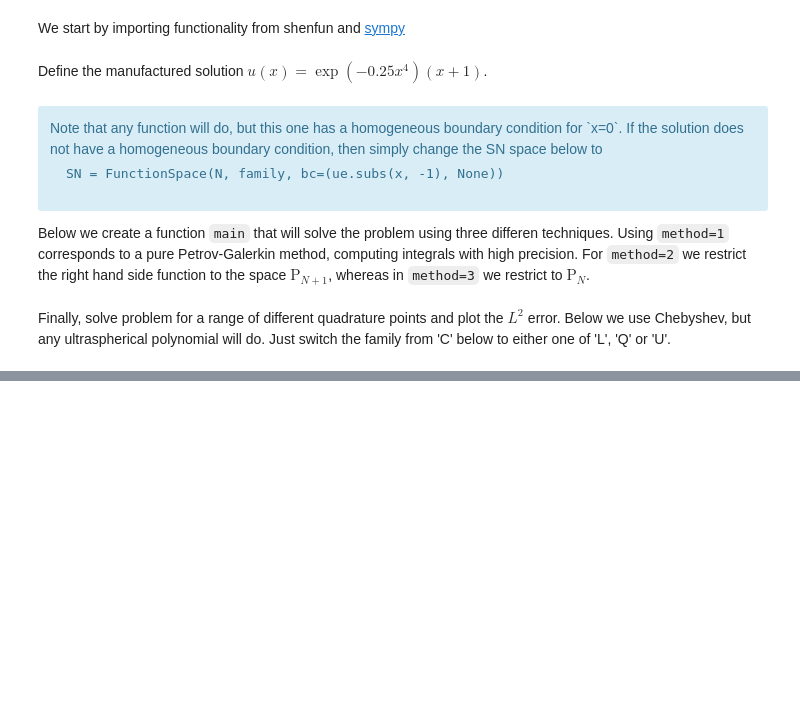
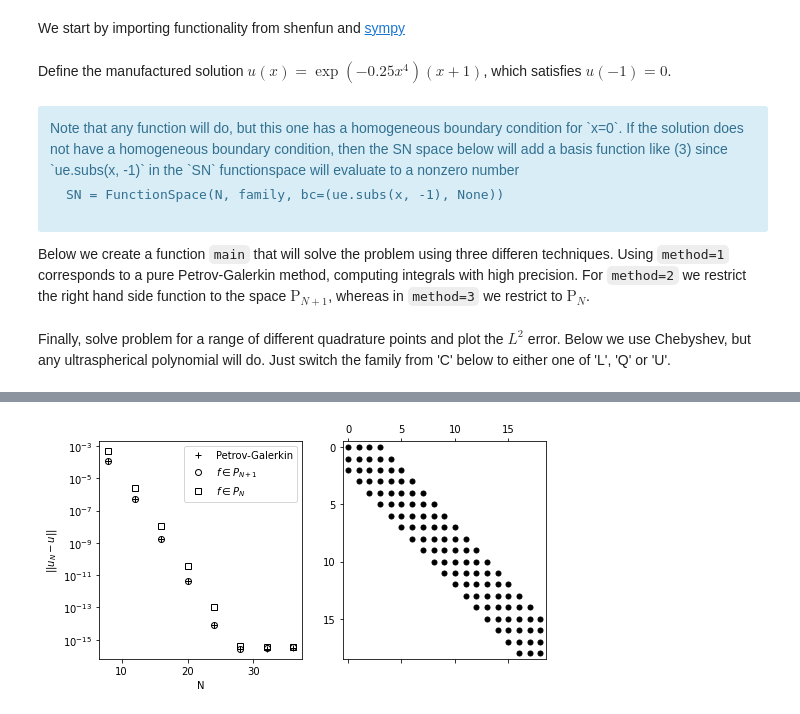
Before and after one commit to spectralDNS/PG-paper-2022, a Jupyter notebook: binder/Section-4.3.1.ipynb, the cells around one changed output, grey strips where cells are left out. Drawn from its saved outputs; the diff is of its cells as text; code cells hidden in the pictures; blank space fills up the shorter version.

```diff
--- a/binder/Section-4.3.1.ipynb
+++ b/binder/Section-4.3.1.ipynb
@@ -74,13 +81,12 @@ from shenfun.jacobi.recursions import half, cn, Lmat
 config['assembly']['splitmeasure'] = True
 # %% [markdown]
-Define the manufactured solution $u(x)=\exp(-0.25x^4)(x+1)$.
+Define the manufactured solution $u(x)=\exp(-0.25x^4)(x+1)$, which satisfies $u(-1)=0$.
 # %%
 x = sp.Symbol('x', real=True)
 ue = sp.exp(-x**4/4)*(x+1)
-fe = (x**2+1)*sp.diff(ue, x, 1) + ue
 # %% [markdown]
 <div class="alert alert-block alert-info">
-Note that any function will do, but this one has a homogeneous boundary condition for `x=0`. If the solution does not have a homogeneous boundary condition, then simply change the SN space below to
+Note that any function will do, but this one has a homogeneous boundary condition for `x=0`. If the solution does not have a homogeneous boundary condition, then the SN space below will add a basis function like (3) since `ue.subs(x, -1)` in the `SN` functionspace will evaluate to a nonzero number
 
     SN = FunctionSpace(N, family, bc=(ue.subs(x, -1), None))
 </div>
@@ -88,7 +94,7 @@ Note that any function will do, but this one has a homogeneous boundary conditio
 
 Below we create a function `main` that will solve the problem using three differen techniques. Using `method=1` corresponds to a pure Petrov-Galerkin method, computing integrals with high precision. For `method=2` we restrict the right hand side function to the space $\text{P}_{N+1}$, whereas in `method=3` we restrict to $\text{P}_{N}$.
 # %%
-def main(N, method=1, family='C', alpha=0.5, returnmat=False):
+def main(N, method=1, family='C', alpha=0.5, a=1, ue=None, returnmat=False, returnu=False):
     """Methods for solving Eq. (5)
 
     Parameters
@@ -107,14 +113,20 @@ def main(N, method=1, family='C', alpha=0.5, returnmat=False):
         - ChebyshevU
     alpha : number > -1, optional
         Parameter used only if family is Ultrasperical
+    a : number, optional
+        Parameter in Eq. (1)
+    ue : Sympy expression, optional
+        Exact solution
     returnmat : boolean, optional
         Whether to simply return the coefficient matrix without computing the error
+    returnu : boolean, optional
+        Whether to return the expansion coefficients without computing the error
     """
-    SN = FunctionSpace(N, family, bc=(0, None), alpha=alpha)
+    SN = FunctionSpace(N, family, bc=(ue.subs(x, -1), None), alpha=alpha)
     VN = FunctionSpace(N+1, family, basis='Phi1', alpha=alpha)
     u = TrialFunction(SN)
     v = TestFunction(VN)
-    D = inner((x**2+1)*grad(u), v)
+    D = inner((a*x**2+1)*grad(u), v)
     M = inner(u, v)
     D += M if isinstance(M, list) else [M]
     if returnmat:
@@ -125,6 +137,7 @@ def main(N, method=1, family='C', alpha=0.5, returnmat=False):
     X = SN.mesh()
     ul = sp.lambdify(x, ue)
     uq = Array(SN, buffer=np.array([ul(j) for j in X]))
+    fe = (a*x**2+1)*sp.diff(ue, x, 1) + ue
 
     if method == 1:
         M = 400 # Just some high number. Much smaller will do
@@ -145,13 +158,15 @@ def main(N, method=1, family='C', alpha=0.5, returnmat=False):
         f_hat = inner(v, fN)
         u_hat = sol(f_hat, u_hat)
 
+    if returnu:
+        return u_hat
+
     uj = u_hat.backward()
     error = np.sqrt(inner(1, (uj-uq)**2))
     return error
 # %% [markdown]
 Finally, solve problem for a range of different quadrature points and plot the $L^2$ error. Below we use Chebyshev, but any ultraspherical polynomial will do. Just switch the family from 'C' below to either one of 'L', 'Q' or 'U'.
 # %%
-%matplotlib notebook
 import matplotlib.pyplot as plt
 cols = ('k',)
 fig, ax = plt.subplots(1, 2, figsize=(8, 4))
@@ -161,10 +176,10 @@ for c, fam in zip(cols, 'C'):
     for method in (1, 2, 3):
         error[method] = []
         for N in M:
-            error[method].append(main(N, method, fam))
+            error[method].append(main(N, method, fam, ue=ue))
     ax[0].semilogy(M, error[1], '+', M, error[2], 'o', M, error[3], 's', fillstyle='none', color=c)
 ax[0].legend(['Petrov-Galerkin', '$f \in {P}_{N+1}$', '$f \in {P}_{N}$'])
 ax[0].set(xlabel='N', ylabel='$||u_N-u||$')
-ax[1].spy(main(20, 2, 'C', 1, True).diags(), markersize=5, mec='k', mfc='k', marker='o', aspect='auto')
+ax[1].spy(main(20, 2, 'C', ue=ue, returnmat=True).diags(), markersize=5, mec='k', mfc='k', marker='o', aspect='auto')
 plt.show()
 # %% [output]
@@ -172,0 +186 @@ plt.show()
+[figure, added]
```
Also changed, not shown: parts of 7 cells of this notebook, 4 other files.
